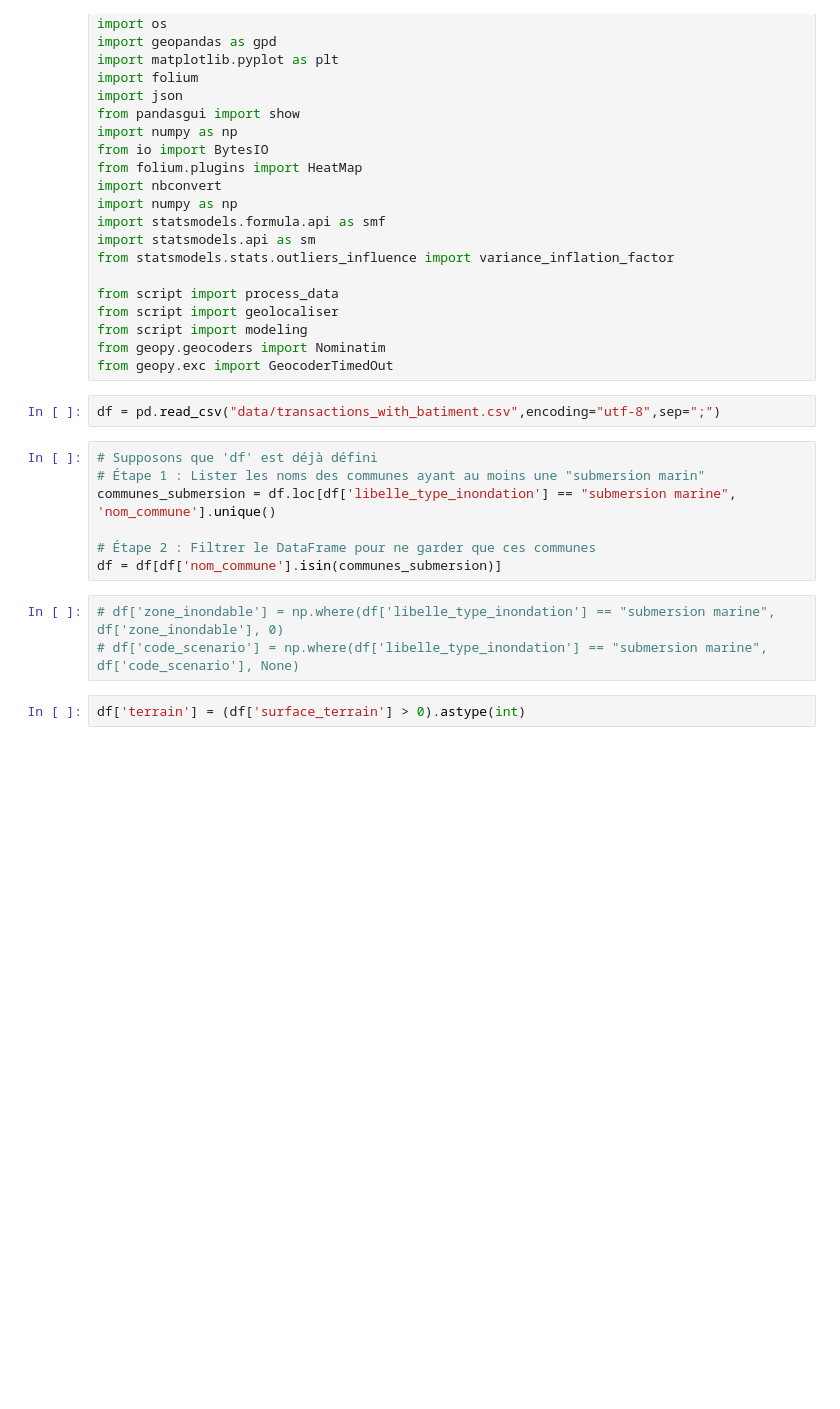
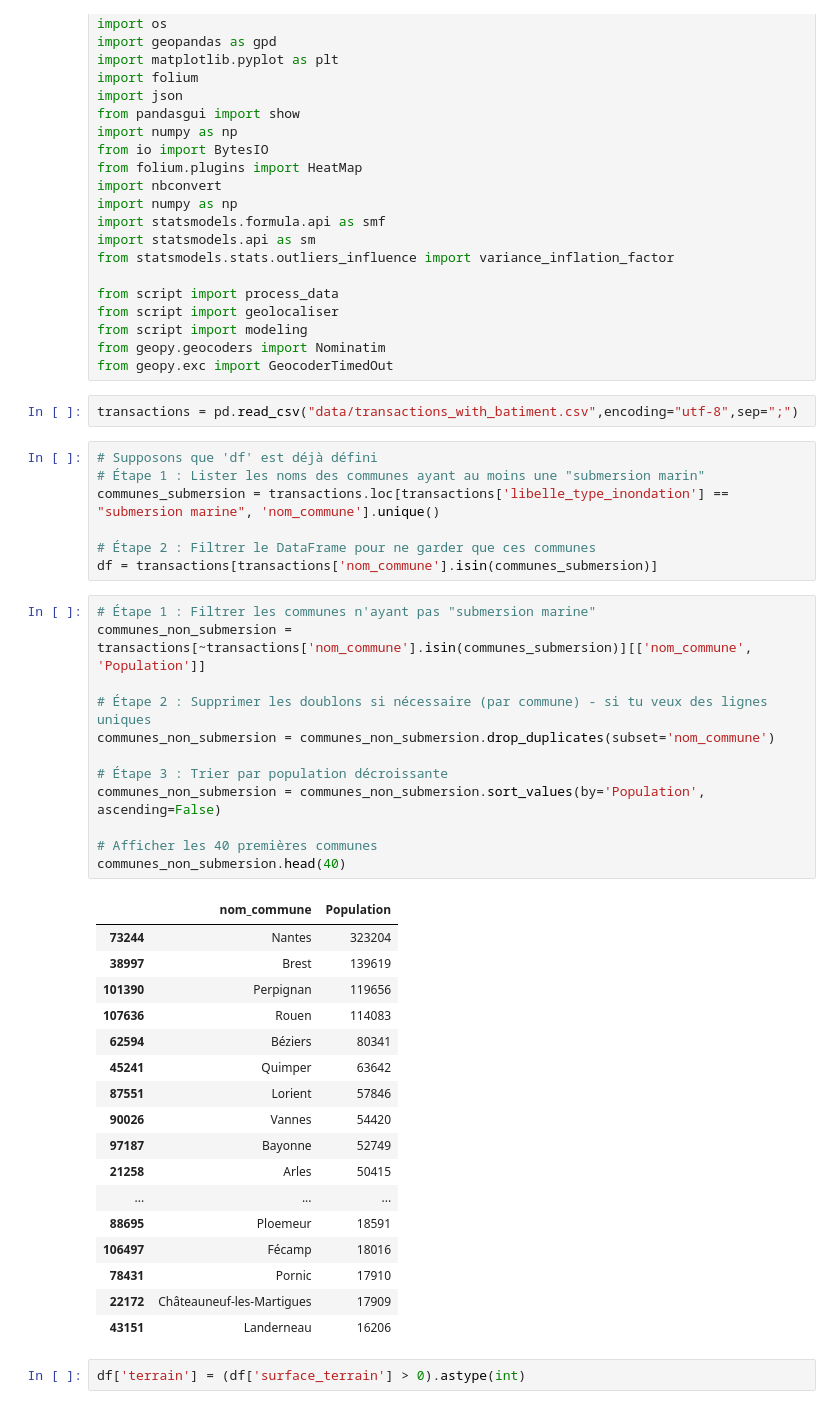
Before and after one commit to fjacquetin/projet_python, a Jupyter notebook: 6.modelisation.ipynb, the cells around one changed output. Drawn from its saved outputs; the diff is of its cells as text; blank space fills up the shorter version.

Commit message:
Affiche les communes sans submersion marine

```diff
--- a/6.modelisation.ipynb
+++ b/6.modelisation.ipynb
@@ -32,17 +32,44 @@ from script import modeling
 from geopy.geocoders import Nominatim
 from geopy.exc import GeocoderTimedOut
 # %%
-df = pd.read_csv("data/transactions_with_batiment.csv",encoding="utf-8",sep=";")
+transactions = pd.read_csv("data/transactions_with_batiment.csv",encoding="utf-8",sep=";")
 # %%
 # Supposons que 'df' est déjà défini
 # Étape 1 : Lister les noms des communes ayant au moins une "submersion marin"
-communes_submersion = df.loc[df['libelle_type_inondation'] == "submersion marine", 'nom_commune'].unique()
+communes_submersion = transactions.loc[transactions['libelle_type_inondation'] == "submersion marine", 'nom_commune'].unique()
 
 # Étape 2 : Filtrer le DataFrame pour ne garder que ces communes
-df = df[df['nom_commune'].isin(communes_submersion)]
+df = transactions[transactions['nom_commune'].isin(communes_submersion)]
-# %%
-# df['zone_inondable'] = np.where(df['libelle_type_inondation'] == "submersion marine", df['zone_inondable'], 0)
-# df['code_scenario'] = np.where(df['libelle_type_inondation'] == "submersion marine", df['code_scenario'], None)
+# %%
+# Étape 1 : Filtrer les communes n'ayant pas "submersion marine"
+communes_non_submersion = transactions[~transactions['nom_commune'].isin(communes_submersion)][['nom_commune', 'Population']]
+
+# Étape 2 : Supprimer les doublons si nécessaire (par commune) - si tu veux des lignes uniques
+communes_non_submersion = communes_non_submersion.drop_duplicates(subset='nom_commune')
+
+# Étape 3 : Trier par population décroissante
+communes_non_submersion = communes_non_submersion.sort_values(by='Population', ascending=False)
+
+# Afficher les 40 premières communes
+communes_non_submersion.head(40)
+# %% [output]
+|  | nom_commune | Population |
+| 73244 | Nantes | 323204 |
+| 38997 | Brest | 139619 |
+| 101390 | Perpignan | 119656 |
+| 107636 | Rouen | 114083 |
+| 62594 | Béziers | 80341 |
+| 45241 | Quimper | 63642 |
+| 87551 | Lorient | 57846 |
+| 90026 | Vannes | 54420 |
+| 97187 | Bayonne | 52749 |
+| 21258 | Arles | 50415 |
+| ... | ... | ... |
+| 88695 | Ploemeur | 18591 |
+| 106497 | Fécamp | 18016 |
+| 78431 | Pornic | 17910 |
+| 22172 | Châteauneuf-les-Martigues | 17909 |
+| 43151 | Landerneau | 16206 |
 # %%
 df['terrain'] = (df['surface_terrain'] > 0).astype(int)
 # %%
```
